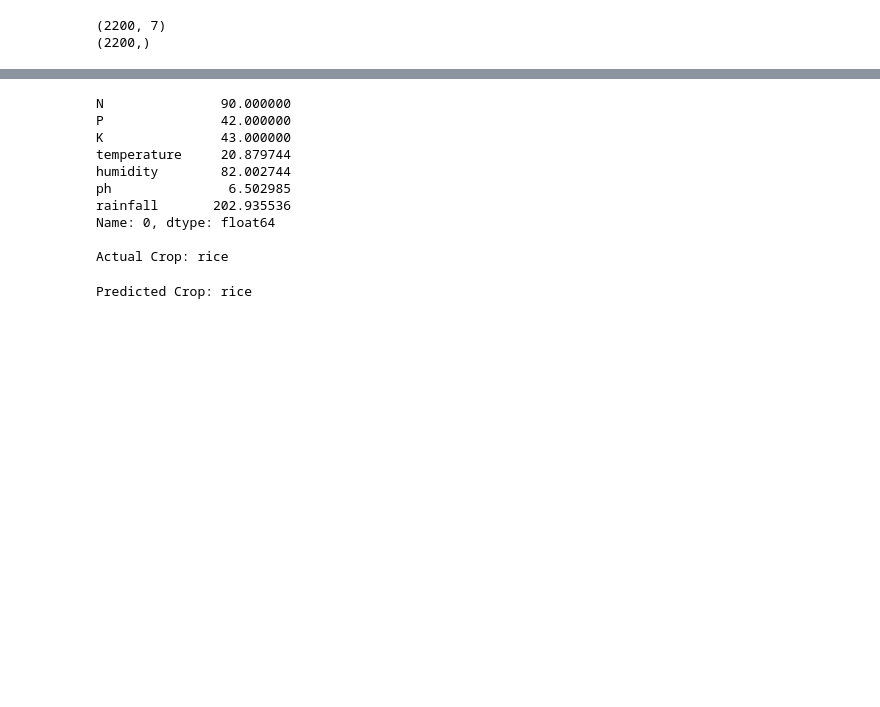
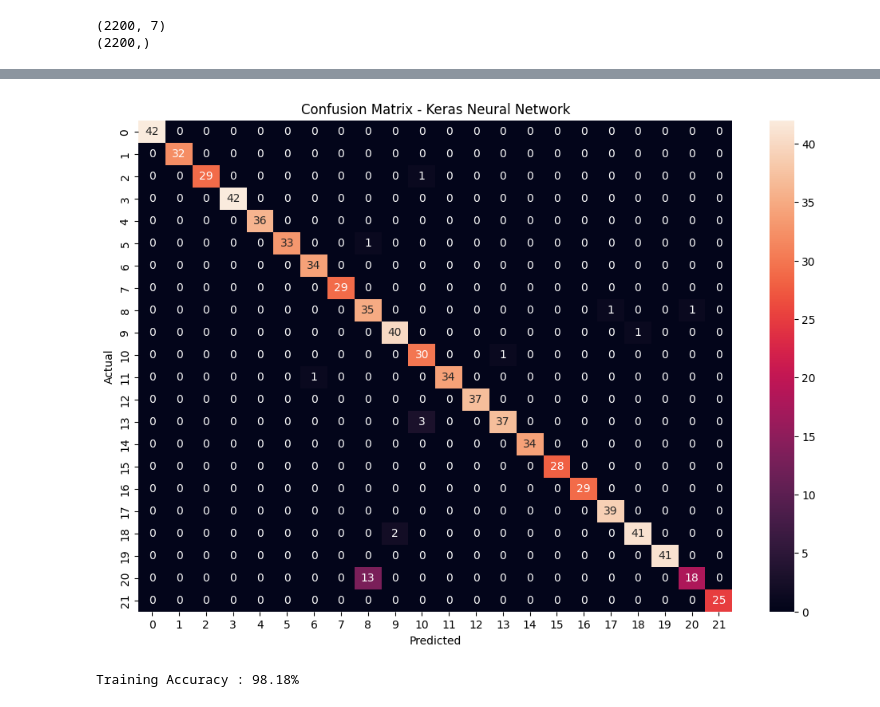
Before and after one commit to Sinchana586/farmer_crop_climate_mismatch_system, a Jupyter notebook: app/app_performance.ipynb, the cells around one changed output, grey strips where cells are left out. Saved outputs shown, nothing was run; the diff lists cells and outputs as text; code cells hidden in the pictures; blank space fills up the shorter version.

Commit message:
Finalized BhoomiAI with Keras Neural Network model

```diff
--- a/app/app_performance.ipynb
+++ b/app/app_performance.ipynb
@@ -51,14 +64,14 @@ Classes: 22
 # %%
 X_train, X_test, y_train, y_test = train_test_split(
     X,
-    y_encoded,
-    test_size=0.2,
-    random_state=42,
-    stratify=y_encoded
+    y,
+    test_size=0.35,
+    random_state=42
 )
 # %%
 scaler = joblib.load(
     "/workspaces/farmer_crop_climate_mismatch_system/models/neural_network_scaler.pkl"
 )
 
-print("Scaler Loaded Successfully")
+X_train_scaled = scaler.transform(X_train)
+X_test_scaled = scaler.transform(X_test)
@@ -67,7 +78,7 @@ Scaler Loaded Successfully
 # %%
-X_test_scaled = scaler.transform(
-    X_test
+model = load_model(
+    "/workspaces/farmer_crop_climate_mismatch_system/models/neural_network_model.h5"
 )
 
-print(X_test_scaled.shape)
+print("Model Loaded Successfully")
 # %% [output]
@@ -182,41 +170,47 @@ print(cm)
 # %%
-sample = X.iloc[0]
+cm = confusion_matrix(
+    y_test,
+    y_pred
+)
 
-print(sample)
+plt.figure(figsize=(12,8))
 
-print(
-    "\nActual Crop:",
-    y.iloc[0]
+sns.heatmap(
+    cm,
+    annot=True,
+    fmt="d"
 )
+
+plt.title(
+    "Confusion Matrix - Keras Neural Network"
+)
+
+plt.xlabel("Predicted")
+
+plt.ylabel("Actual")
+
+plt.show()
 # %% [output]
-N               90.000000
-P               42.000000
-K               43.000000
-temperature     20.879744
-humidity        82.002744
-ph               6.502985
-rainfall       202.935536
-Name: 0, dtype: float64
-
-Actual Crop: rice
+[figure, added]
 # %%
-sample_scaled = scaler.transform(
-    [sample]
-)
-
-prediction = model.predict(
-    sample_scaled,
+train_probs = model.predict(
+    X_train_scaled,
     verbose=0
 )
 
-predicted_crop = label_encoder.inverse_transform(
-    [np.argmax(prediction)]
-)[0]
+train_pred = np.argmax(
+    train_probs,
+    axis=1
+)
+
+train_accuracy = accuracy_score(
+    y_train,
+    train_pred
+)
 
 print(
-    "Predicted Crop:",
-    predicted_crop
+    f"Training Accuracy : {train_accuracy*100:.2f}%"
 )
 # %% [output]
-Predicted Crop: rice
+Training Accuracy : 98.18%
 # %%
```
Also changed, not shown: parts of 16 cells of this notebook, 9 other files.
